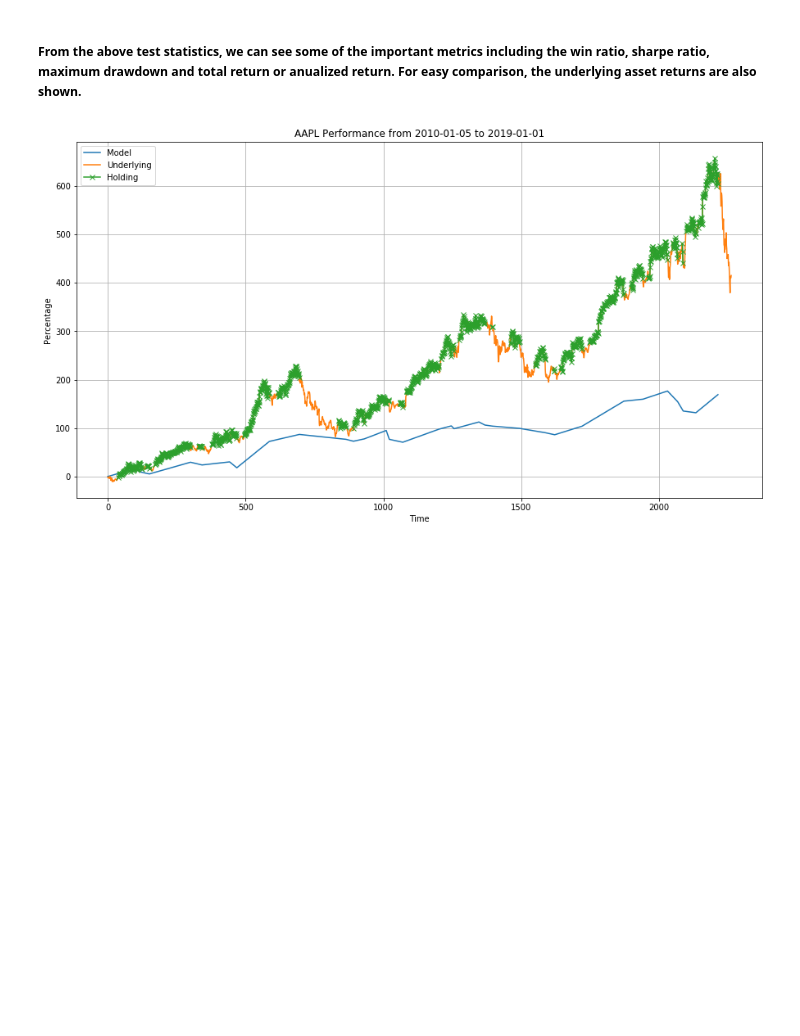
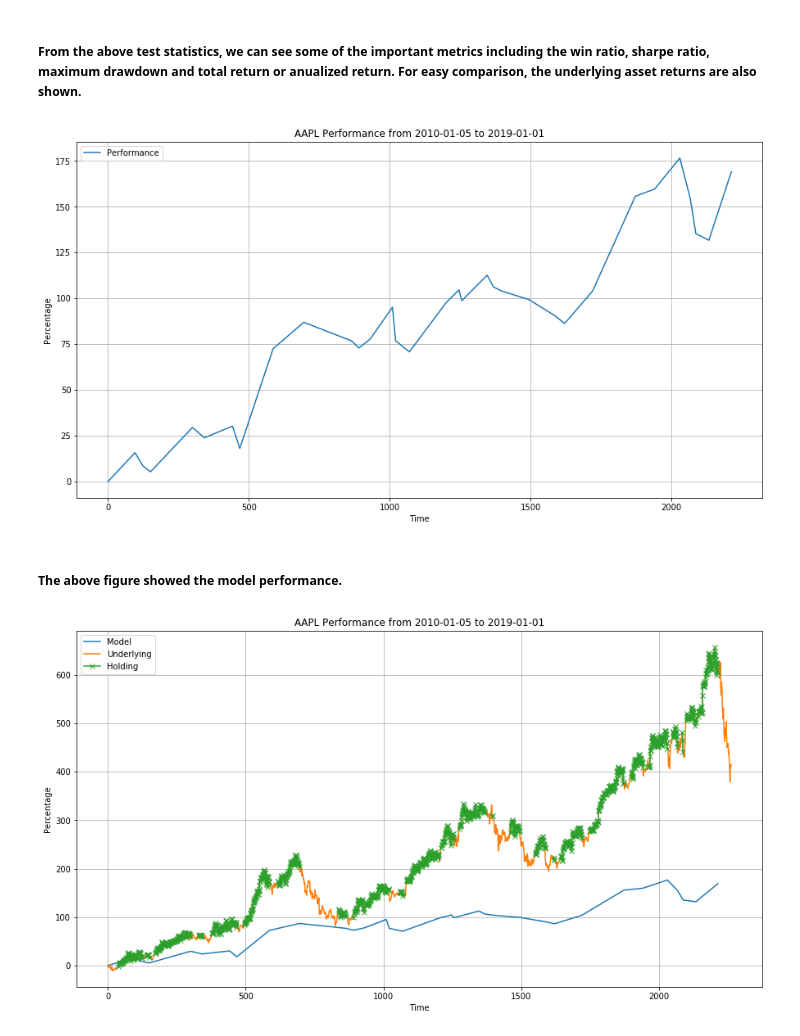
Before and after one commit to namm2008/ma_strategy, a Jupyter notebook: example of ema_strategy.ipynb, the cells around one changed output. Saved outputs shown, nothing was run; the diff lists cells and outputs as text; code cells hidden in the pictures; blank space fills up the shorter version.

```diff
--- a/example of ema_strategy.ipynb
+++ b/example of ema_strategy.ipynb
@@ -17,6 +7,8 @@ from ema_strategy import ema_strategy
 # %% [markdown]
 ### Test statistics
 # %%
+import ema_strategy
+
 #define the parameters
 start = '2010-01-01'
 end = '2019-01-01'
@@ -24,16 +16,16 @@ ticker = 'AAPL'
 ema_short = 14
 ema_long = 26
 tolerance_day = 2
-commission = 0.25
+commission = 0.25          # 0.25%
 short_sell = False
 train_test_ratio = 0.999   # domain = (0 to 1)
 
 #define the model
-model = ema_strategy(start,end,ticker,train_test_ratio)
+model = ema_strategy.ema_strategy(start,end,ticker,train_test_ratio)
 
 #load the data to data loader of the model
 df_train, df_test = model.data_loader(ema_short, ema_long, tolerance_day, commission, short_sell)
-df_test = model.strategy(df_test)
+df_test = model.strategy(df_test)   # We choose to analyse the test set for the following part
 # %%
 statistics = model.trade_statistics(df_test)
 # %% [output]
@@ -51,6 +43,12 @@ Model Total Return = 169.11538%
 Model Annualized Return = 11.76548%
 # %% [markdown]
 ##### From the above test statistics, we can see some of the important metrics including the win ratio, sharpe ratio, maximum drawdown and total return or anualized return. For easy comparison, the underlying asset returns are also shown.
+# %%
+model.plot_trade('testing')   # can be 'training' or 'testing'
+# %% [output]
+[figure, added]
+# %% [markdown]
+##### The above figure showed the model performance.
 # %%
 model.plot_under_model(df_test, ' Testing')
 # %% [output]
```
Also changed, not shown: parts of 2 cells of this notebook.
